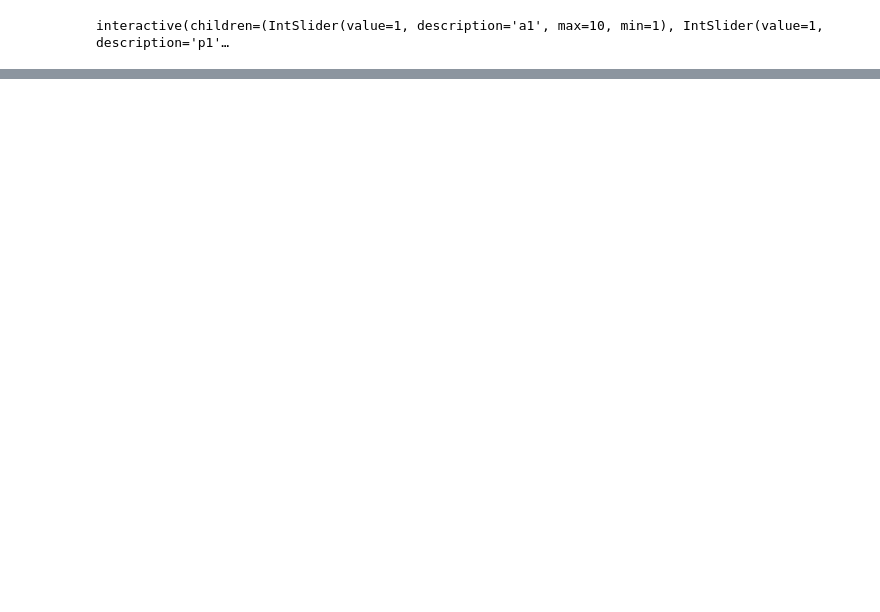
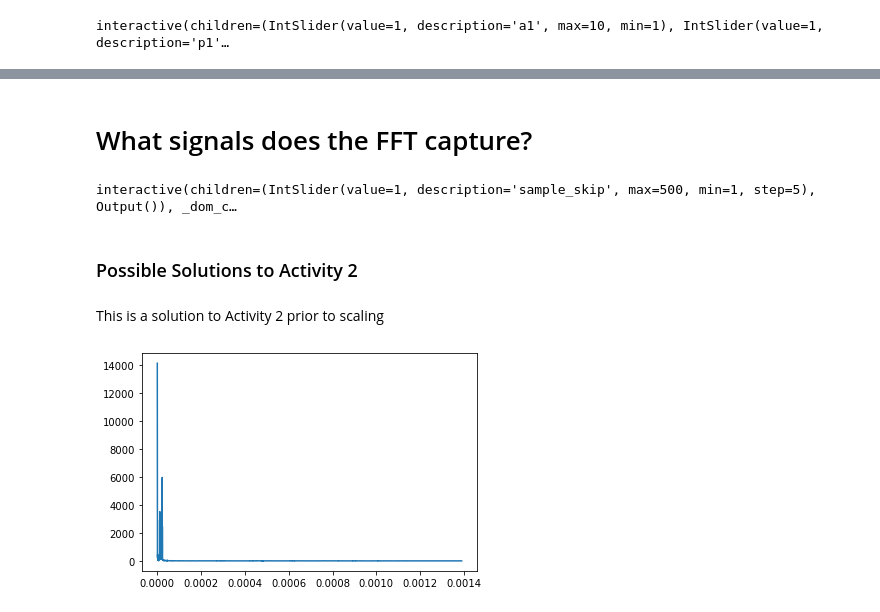
Before and after one commit to mhwood/sjsu_cs_143, a Jupyter notebook: Lectures/Lecture_17/Lecture_17_Workbook.ipynb, the cells around one changed output, grey strips where cells are left out. Saved outputs shown, nothing was run; the diff lists cells and outputs as text; code cells hidden in the pictures; blank space fills up the shorter version.

```diff
--- a/Lectures/Lecture_17/Lecture_17_Workbook.ipynb
+++ b/Lectures/Lecture_17/Lecture_17_Workbook.ipynb
@@ -134,0 +131,2 @@ appnope 0.1.0 backcall 0.2.0 cycler 0.10.0 cython_runtime NA dateutil 2.8.1 deco
+# %% [markdown]
+# What signals does the FFT capture?
@@ -134,0 +175,26 @@ appnope 0.1.0 backcall 0.2.0 cycler 0.10.0 cython_runtime NA dateutil 2.8.1 deco
+# %%
+interact(test_sampling_fequency_with_fft,
+         sample_skip=widgets.IntSlider(min=1, max=500, step=5, value=1));
+# %% [output]
+interactive(children=(IntSlider(value=1, description='sample_skip', max=500, min=1, step=5), Output()), _dom_c…
+# %% [markdown]
+### Possible Solutions to Activity 2
+# %% [markdown]
+This is a solution to Activity 2 prior to scaling
+# %%
+### type your code here using's scipy's rfft and rfftfreq functions
+### note that the tide data is provided every 6 minutes
+
+signal =
+
+### apply the FFT
+y = np.abs(rfft(df['Verified (ft)'].values))
+N_samples =
+sample_duration = (df['Date_Time (GMT)'][1]-df['Date_Time (GMT)'][0]).seconds
+x = rfftfreq(df['Verified (ft)'].size, sample_duration)
+
+### make a plot
+plt.plot(x,y)
+plt.show()
+# %% [output]
+[figure, added]
```
Also changed, not shown: parts of 22 cells of this notebook.
